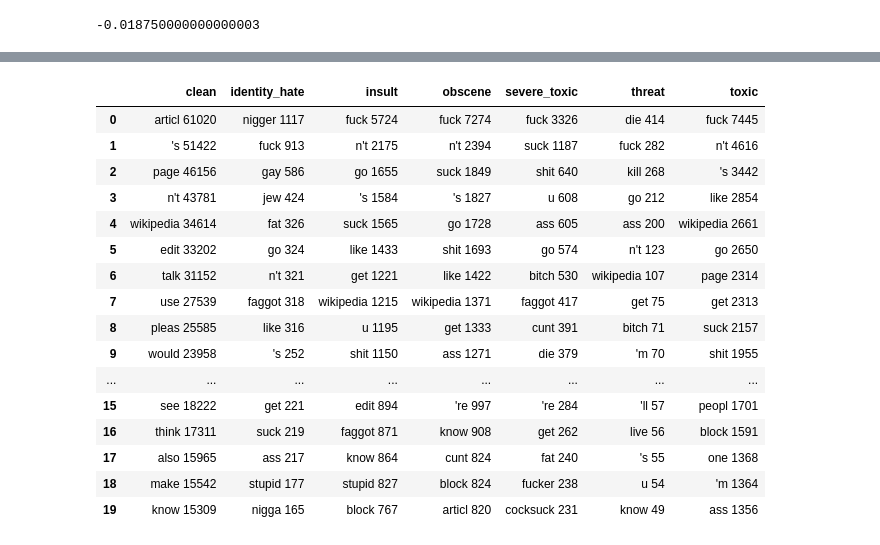
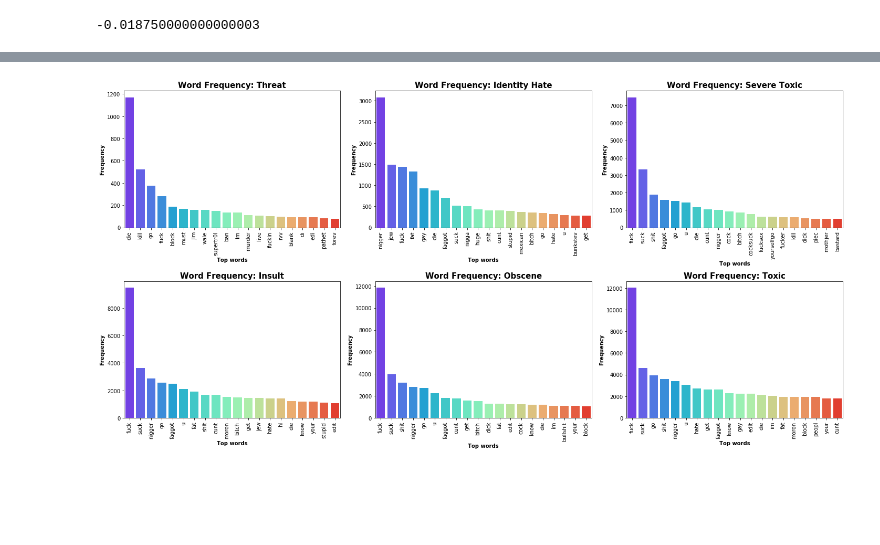
Before and after one commit to cipher813/McMahon_Metis, a Jupyter notebook: Project_4/notebooks/4_Toxic_EDA_1.ipynb, the cells around one changed output, grey strips where cells are left out. Saved outputs shown, nothing was run; the diff lists cells and outputs as text; code cells hidden in the pictures; blank space fills up the shorter version.

```diff
--- a/Project_4/notebooks/4_Toxic_EDA_1.ipynb
+++ b/Project_4/notebooks/4_Toxic_EDA_1.ipynb
@@ -344,6 +354,6 @@ polarity_mean             -6.537494
 dtype: float64
 # %%
-def find_top_words(data,class_list,n): # n: word sample length
+def find_top_words(data,categories,n): # n: word sample length
     class_counts = {}
     stop = stopwords.words('english')
     stop += ['.', ',', '(', ')', "'", '"']
@@ -351,7 +361,7 @@ def find_top_words(data,class_list,n): # n: word sample length
     stemmer = PorterStemmer()
 
     n = n
-    for item in class_list:
+    for item in categories:
         counter = Counter()
         listy = []
         if item == 'clean':
@@ -359,7 +369,7 @@ def find_top_words(data,class_list,n): # n: word sample length
         else:
             data = df[df[item]==1]
 
-        for doc in data.comment_text_s:
+        for doc in data.comment_text_clean:
             doc = doc.lower()
             words = TextBlob(doc).words
             words = [w for w in words if w not in stop]
@@ -371,6 +381,31 @@ def find_top_words(data,class_list,n): # n: word sample length
             listy.append('%20s %i' % (" ".join(phrase), count))
 
     #         listy.append([phrase,count])
-        class_counts[item] = listy
+        class_counts[item] = [r.split() for r in listy]
 #     cc0 = pd.DataFrame(class_counts)
     return class_counts
+
+def create_word_barchart(x,y,data,title):
+    ax = sns.barplot(x,y,data=data,palette='rainbow')
+    ax.set_xlabel("Top words",fontweight='bold')
+    ax.set_ylabel("Frequency",fontweight='bold')
+    plt.xticks(rotation=90)
+    plt.title(title,fontweight='bold',fontsize=15)
+
+def wordcount_to_bar(data):
+    data = [r.split() for r in data]
+    data = pd.DataFrame(data,dtype=int)
+    return data
+
+def make_chart(data,categories):
+    fig = plt.figure(figsize=(20,10))
+    i = 0
+    for cat in categories:
+        nrows = math.ceil(len(categories) / 3)
+        ax = fig.add_subplot(nrows,3,i+1)
+        d2 = wordcount_to_bar(data[cat])
+        title = "Word Frequency: {}".format(cat.title().replace('_'," "))
+        create_word_barchart(0,1,d2,title)
+        i += 1
+    plt.tight_layout()
+    plt.savefig("../charts/wordsbycat3.png")
@@ -380,21 +412,6 @@ cc0 = find_top_words(df,class_list,1)
 # %%
+cc0 = find_top_words(df_t,categories,1)
 cc0 = pd.DataFrame(cc0)
-cc0
+make_chart(cc0,categories)
 # %% [output]
-|  | clean | identity_hate | insult | obscene | severe_toxic | threat | toxic |
-| 0 | articl 61020 | nigger 1117 | fuck 5724 | fuck 7274 | fuck 3326 | die 414 | fuck 7445 |
-| 1 | 's 51422 | fuck 913 | n't 2175 | n't 2394 | suck 1187 | fuck 282 | n't 4616 |
-| 2 | page 46156 | gay 586 | go 1655 | suck 1849 | shit 640 | kill 268 | 's 3442 |
-| 3 | n't 43781 | jew 424 | 's 1584 | 's 1827 | u 608 | go 212 | like 2854 |
-| 4 | wikipedia 34614 | fat 326 | suck 1565 | go 1728 | ass 605 | ass 200 | wikipedia 2661 |
-| 5 | edit 33202 | go 324 | like 1433 | shit 1693 | go 574 | n't 123 | go 2650 |
-| 6 | talk 31152 | n't 321 | get 1221 | like 1422 | bitch 530 | wikipedia 107 | page 2314 |
-| 7 | use 27539 | faggot 318 | wikipedia 1215 | wikipedia 1371 | faggot 417 | get 75 | get 2313 |
-| 8 | pleas 25585 | like 316 | u 1195 | get 1333 | cunt 391 | bitch 71 | suck 2157 |
-| 9 | would 23958 | 's 252 | shit 1150 | ass 1271 | die 379 | 'm 70 | shit 1955 |
-| ... | ... | ... | ... | ... | ... | ... | ... |
-| 15 | see 18222 | get 221 | edit 894 | 're 997 | 're 284 | 'll 57 | peopl 1701 |
-| 16 | think 17311 | suck 219 | faggot 871 | know 908 | get 262 | live 56 | block 1591 |
-| 17 | also 15965 | ass 217 | know 864 | cunt 824 | fat 240 | 's 55 | one 1368 |
-| 18 | make 15542 | stupid 177 | stupid 827 | block 824 | fucker 238 | u 54 | 'm 1364 |
-| 19 | know 15309 | nigga 165 | block 767 | articl 820 | cocksuck 231 | know 49 | ass 1356 |
+[figure, added]
```
Also changed, not shown: parts of 26 cells of this notebook, 9 other files.
